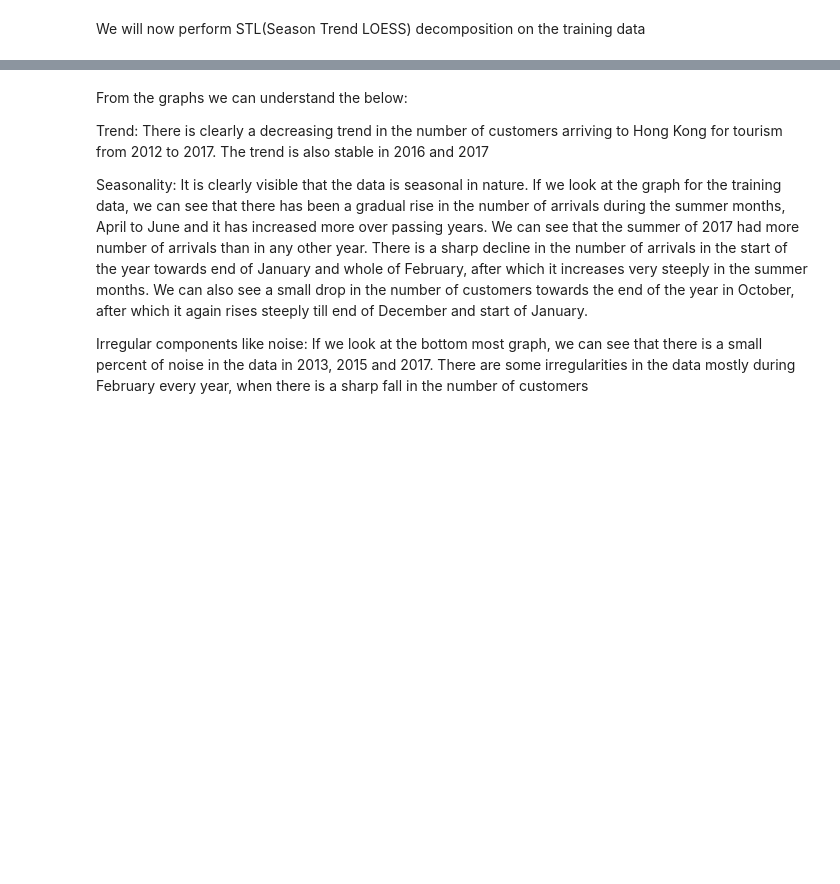
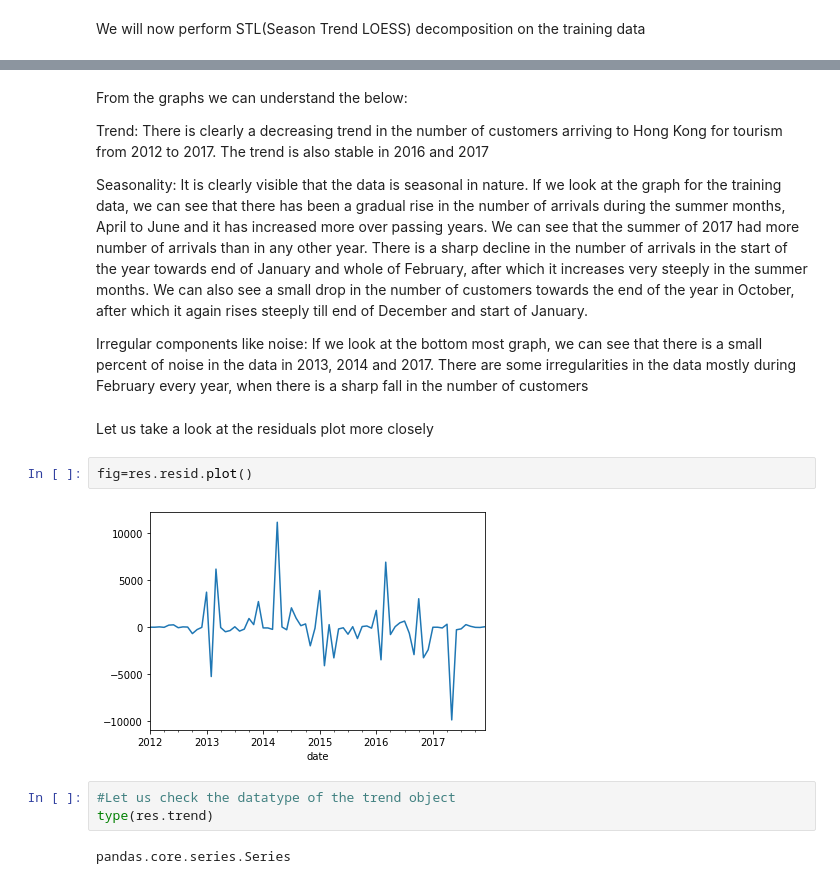
Before and after one commit to soumita20/MDS-Daekin, a Jupyter notebook: Endterm.ipynb, the cells around one changed output, grey strips where cells are left out. Drawn from its saved outputs; the diff is of its cells as text; blank space fills up the shorter version.

```diff
--- a/Endterm.ipynb
+++ b/Endterm.ipynb
@@ -529,4 +543,15 @@ Trend: There is clearly a decreasing trend in the number of customers arriving t
 
 Seasonality: It is clearly visible that the data is seasonal in nature. If we look at the graph for the training data, we can see that there has been a gradual rise in the number of arrivals during the summer months, April to June and it has increased more over passing years. We can see that the summer of 2017 had more number of arrivals than in any other year. There is a sharp decline in the number of arrivals in the start of the year towards end of January and whole of February, after which it increases very steeply in the summer months. We can also see a small drop in the number of customers towards the end of the year in October, after which it again rises steeply till end of December and start of January.
 
-Irregular components like noise: If we look at the bottom most graph, we can see that there is a small percent of noise in the data in 2013, 2015 and 2017. There are some irregularities in the data mostly during February every year, when there is a sharp fall in the number of customers
+Irregular components like noise: If we look at the bottom most graph, we can see that there is a small percent of noise in the data in 2013, 2014 and 2017. There are some irregularities in the data mostly during February every year, when there is a sharp fall in the number of customers
+# %% [markdown]
+Let us take a look at the residuals plot more closely
+# %%
+fig=res.resid.plot()
+# %% [output]
+[figure, added]
+# %%
+#Let us check the datatype of the trend object
+type(res.trend)
+# %% [output]
+pandas.core.series.Series
```
Also changed, not shown: parts of 7 cells of this notebook.
